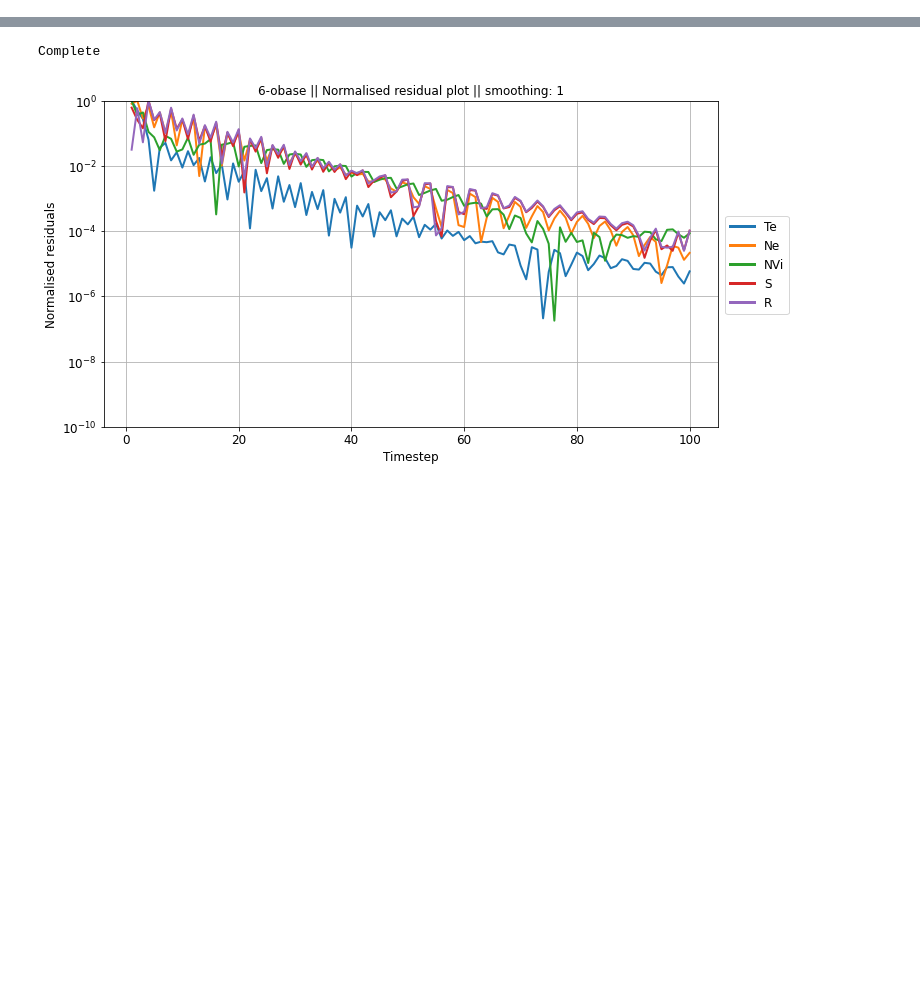
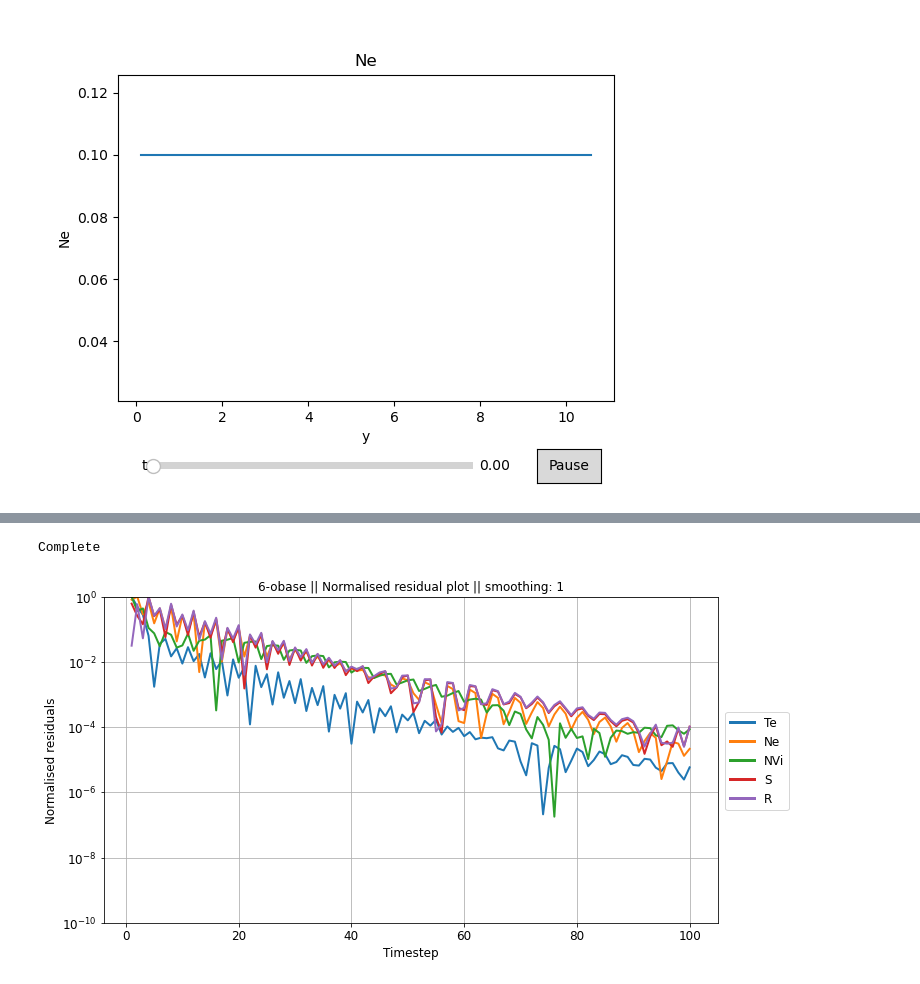
Before and after one commit to mikekryjak/sdtools, a Jupyter notebook: sd-pp.ipynb, the cells around one changed output, grey strips where cells are left out. Saved outputs shown, nothing was run; the diff lists cells and outputs as text; code cells hidden in the pictures; blank space fills up the shorter version.

```diff
--- a/sd-pp.ipynb
+++ b/sd-pp.ipynb
@@ -33,0 +35,4 @@ Complete
+# %%
+studypath = r"/ssd_scratch/cases/partest/"
+Eh1 = Case(os.path.join(studypath, "Eh1"))
+A1 = Case(os.path.join(studypath, "A1"))
@@ -33,0 +41,4 @@ Complete
+# %%
+Eh1.animate("Ne")
+# %% [output]
+[figure, added]
```
Also changed, not shown: parts of 5 cells of this notebook, 1 other file.
